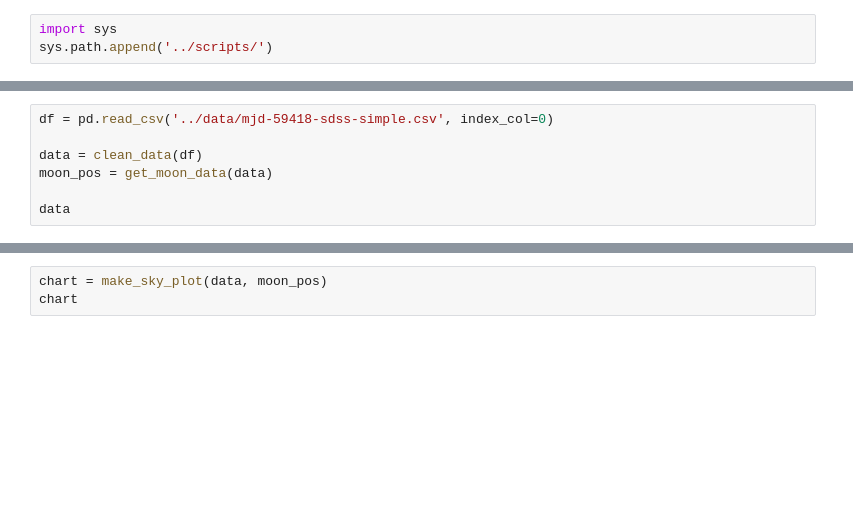
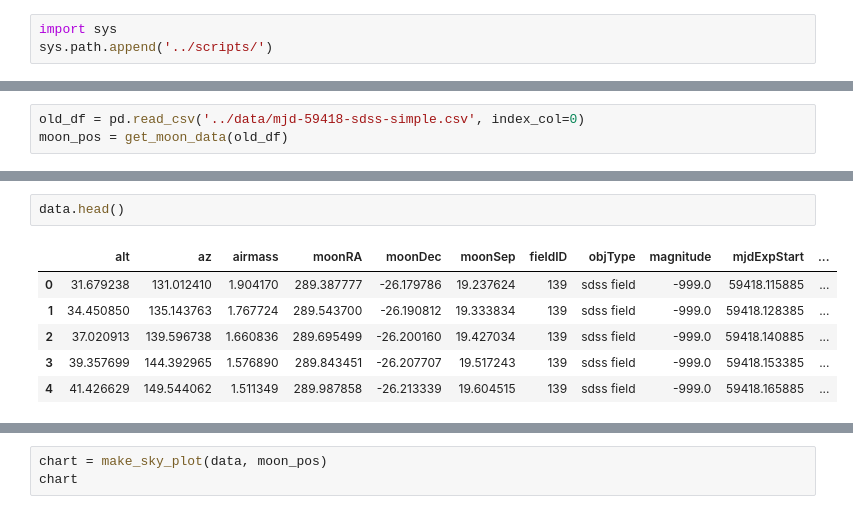
Before and after one commit to DinoBektesevic/DinoBektesevic.github.io, a Jupyter notebook: python/HW3_exploration.ipynb, the cells around one changed output, grey strips where cells are left out. Drawn from its saved outputs; the diff is of its cells as text; blank space fills up the shorter version.

```diff
--- a/python/HW3_exploration.ipynb
+++ b/python/HW3_exploration.ipynb
@@ -12,7 +49,3 @@ warnings.simplefilter(action='ignore')
 # %%
-df = pd.read_csv('../data/mjd-59418-sdss-simple.csv', index_col=0)
-
-data = clean_data(df)
-moon_pos = get_moon_data(data)
-
-data
+old_df = pd.read_csv('../data/mjd-59418-sdss-simple.csv', index_col=0)
+moon_pos = get_moon_data(old_df)
@@ -41,0 +52,9 @@ alt.Chart(data).mark_point().encode(
+# %%
+data.head()
+# %% [output]
+|  | alt | az | airmass | moonRA | moonDec | moonSep | fieldID | objType | magnitude | mjdExpStart | ... |
+| 0 | 31.679238 | 131.012410 | 1.904170 | 289.387777 | -26.179786 | 19.237624 | 139 | sdss field | -999.0 | 59418.115885 | ... |
+| 1 | 34.450850 | 135.143763 | 1.767724 | 289.543700 | -26.190812 | 19.333834 | 139 | sdss field | -999.0 | 59418.128385 | ... |
+| 2 | 37.020913 | 139.596738 | 1.660836 | 289.695499 | -26.200160 | 19.427034 | 139 | sdss field | -999.0 | 59418.140885 | ... |
+| 3 | 39.357699 | 144.392965 | 1.576890 | 289.843451 | -26.207707 | 19.517243 | 139 | sdss field | -999.0 | 59418.153385 | ... |
+| 4 | 41.426629 | 149.544062 | 1.511349 | 289.987858 | -26.213339 | 19.604515 | 139 | sdss field | -999.0 | 59418.165885 | ... |
```
Also changed, not shown: parts of 18 cells of this notebook.
